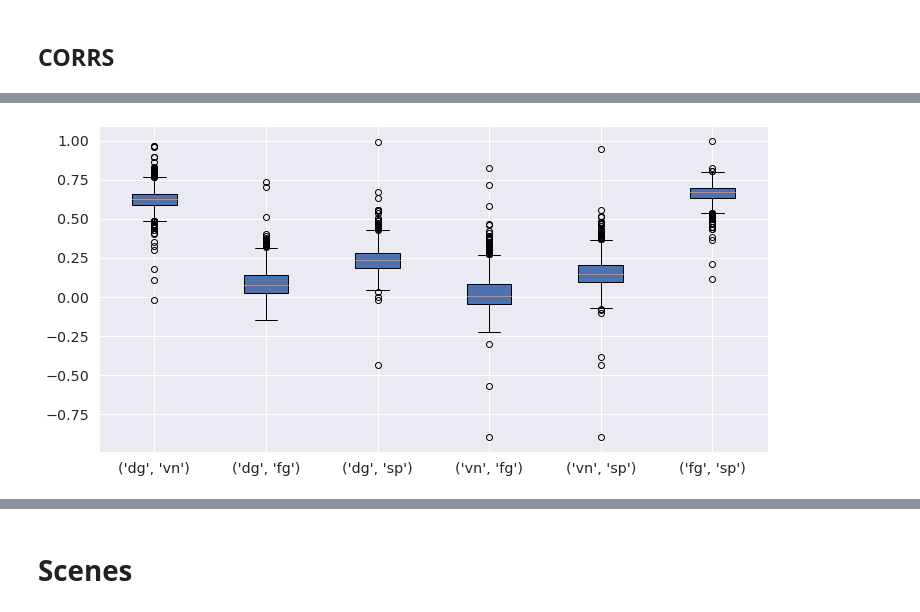
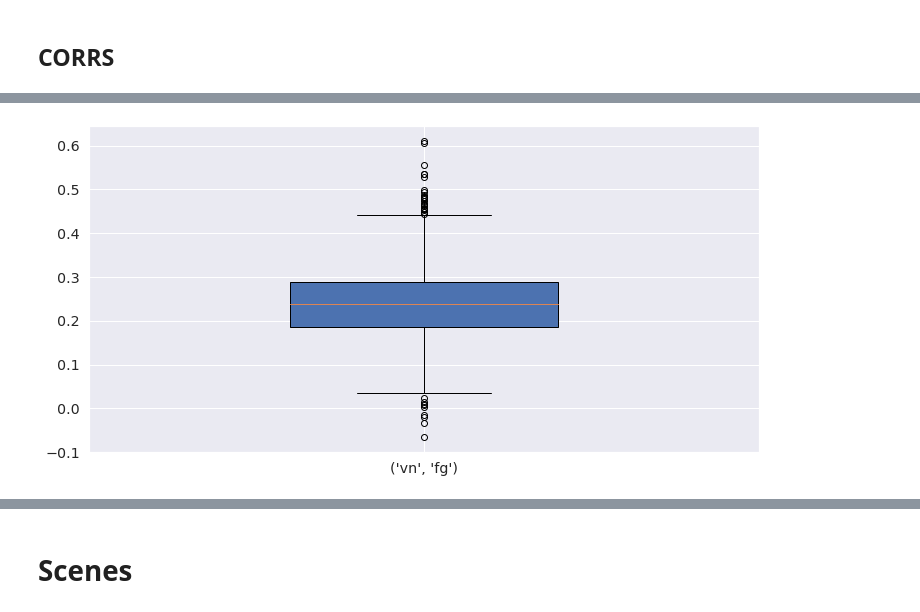
Before and after one commit to gastonbujia/SaliencyADHD, a Jupyter notebook: notebooks/debug.ipynb, the cells around one changed output, grey strips where cells are left out. Drawn from its saved outputs; the diff is of its cells as text; code cells hidden in the pictures.

```diff
--- a/notebooks/debug.ipynb
+++ b/notebooks/debug.ipynb
@@ -40,3 +48,12 @@ trials_data = load_trials_data()
+# %%
+# comparo con los viejos
+# load et data
+results_path_old = './../results/debug/'
+
+# DeepGazeII
+df_wk_old = pd.read_csv(os.path.join(results_path_old, 'results_nss_wk.csv'))
+df_ff_old = pd.read_csv(os.path.join(results_path_old, 'results_nss_ff.csv'))
+df_tp_old = pd.read_csv(os.path.join(results_path_old, 'results_nss_tp.csv'))
 # %%
 df_tp.sample(5)
 # %% [output]
@@ -125,7 +275,7 @@ def plot_corr_boxplots(df):
 # %%
-plot_corr_boxplots(df_wk)
+plot_corr_boxplots(df_ff_old)
 # %% [output]
-[figure, old version]
+[figure, new version]
 # %%
 df_wk = add_new_columns(df_wk, 'Diary', '', trials_data, videos_data)
 df_tp = add_new_columns(df_tp, 'Present', '', trials_data, videos_data)
```
Also changed, not shown: parts of 20 cells of this notebook, 1 other file.
